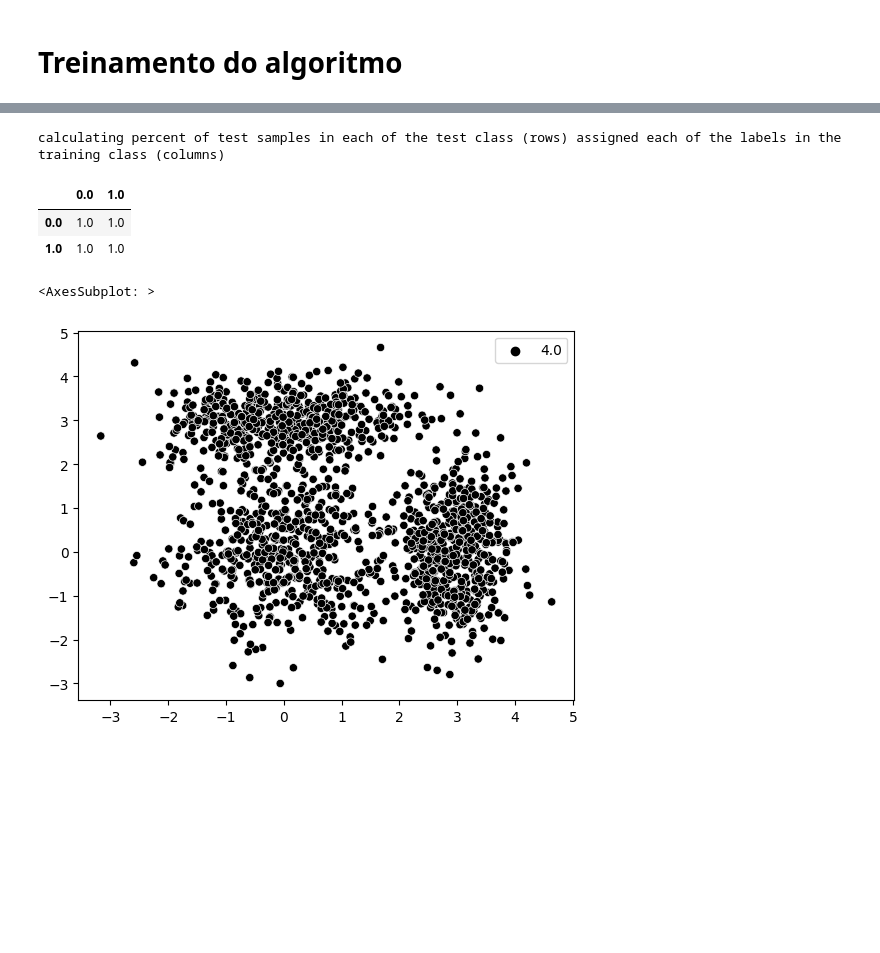
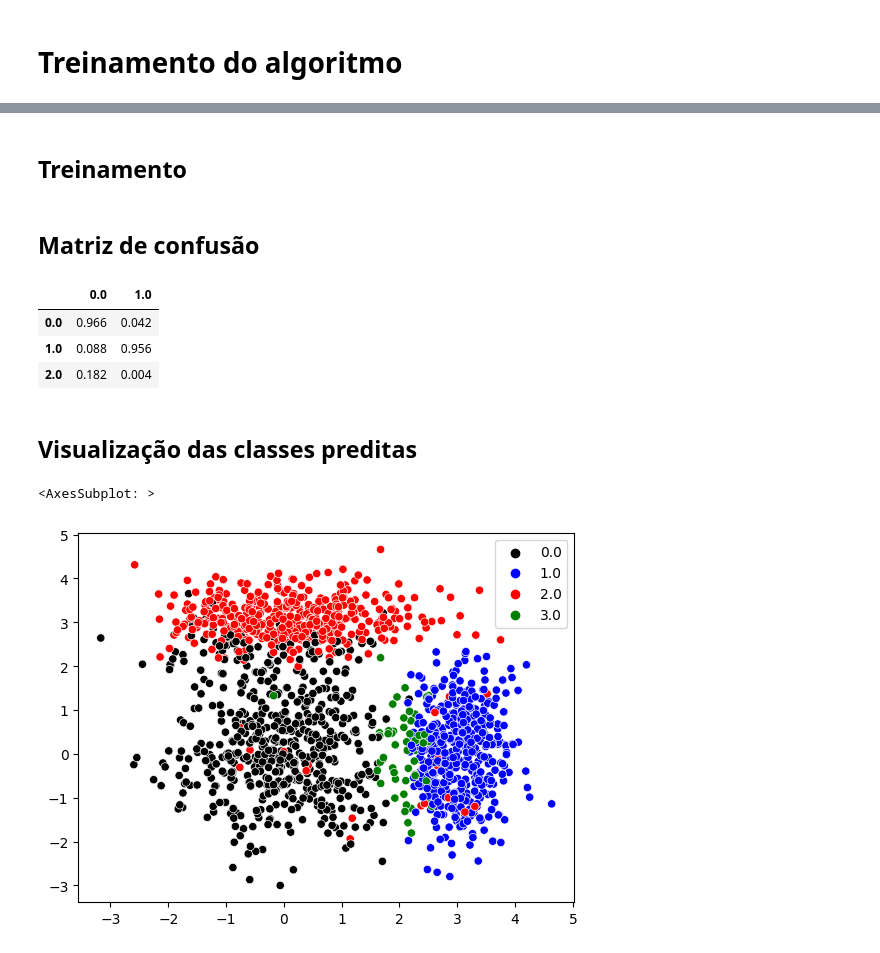
Before and after one commit to mvbdf/PyBCOPS, a Jupyter notebook: exemplo1.ipynb, the cells around one changed output, grey strips where cells are left out. Cells and saved outputs as stored; diff of their text form; code cells hidden in the pictures; blank space fills up the shorter version.

```diff
--- a/exemplo1.ipynb
+++ b/exemplo1.ipynb
@@ -69,35 +69,41 @@ ytrain2 = y_train[foldid==2]
 xtest1 = X_test[foldid_te ==1,:]
 xtest2 = X_test[foldid_te==2,:]
 labels = np.unique(y_train)
+# %% [markdown]
+## Treinamento
 # %%
-bcops = pb.BCOPS(RandomForestClassifier, xtrain1, ytrain1, xtest1, xtrain2, ytrain2, xtest2, labels)
+bcops = pb.BCOPS(AdaBoostClassifier, xtrain1, ytrain1, xtest1, xtrain2, ytrain2, xtest2, labels)
 # %%
 prediction_conformal = np.zeros((len(y_test), len(labels)))
 prediction_conformal[foldid_te==1,:] = bcops['conformal_scores1']
 prediction_conformal[foldid_te==2,:] = bcops['conformal_scores2']
+# %% [markdown]
+## Matriz de confusão
 # %%
 pb.evaluate_conformal(prediction_conformal, y_test, labels)
 # %% [output]
-calculating percent of test samples in each of the test class (rows) assigned each of the labels in the training class (columns)
 |  | 0.0 | 1.0 |
-| 0.0 | 1.0 | 1.0 |
-| 1.0 | 1.0 | 1.0 |
+| 0.0 | 0.966 | 0.042 |
+| 1.0 | 0.088 | 0.956 |
+| 2.0 | 0.182 | 0.004 |
+# %% [markdown]
+## Visualização das classes preditas
 # %%
 alpha = 1-0.95
 
 y_pred = np.zeros(prediction_conformal.shape[0])
 
 for i in range(prediction_conformal.shape[0]):
     pred = (prediction_conformal[i,:] > alpha)
 
-    if (pred[0] == False & pred[1] == False):
-        y_pred[i] = 3 # classe de outliers
-    elif (pred[0] == True & pred[1] == True):
-        y_pred[i] = 4 # ambas as classes
+    if (pred[0] == False and pred[1] == False):
+        y_pred[i] = 2 # classe de outliers
+    elif (pred[0] == True and pred[1] == True):
+        y_pred[i] = 3 # ambas as classes
     else:
         y_pred[i] = labels[pred][0]
 
 sns.scatterplot(x = X_test[:,0], y = X_test[:,1], hue = y_pred, palette=['black', 'blue', 'red', 'green'])
 # %% [output]
 <AxesSubplot: >
-[figure, old version]
+[figure, new version]
```
Also changed, not shown: parts of 3 cells of this notebook, 1 other file.
